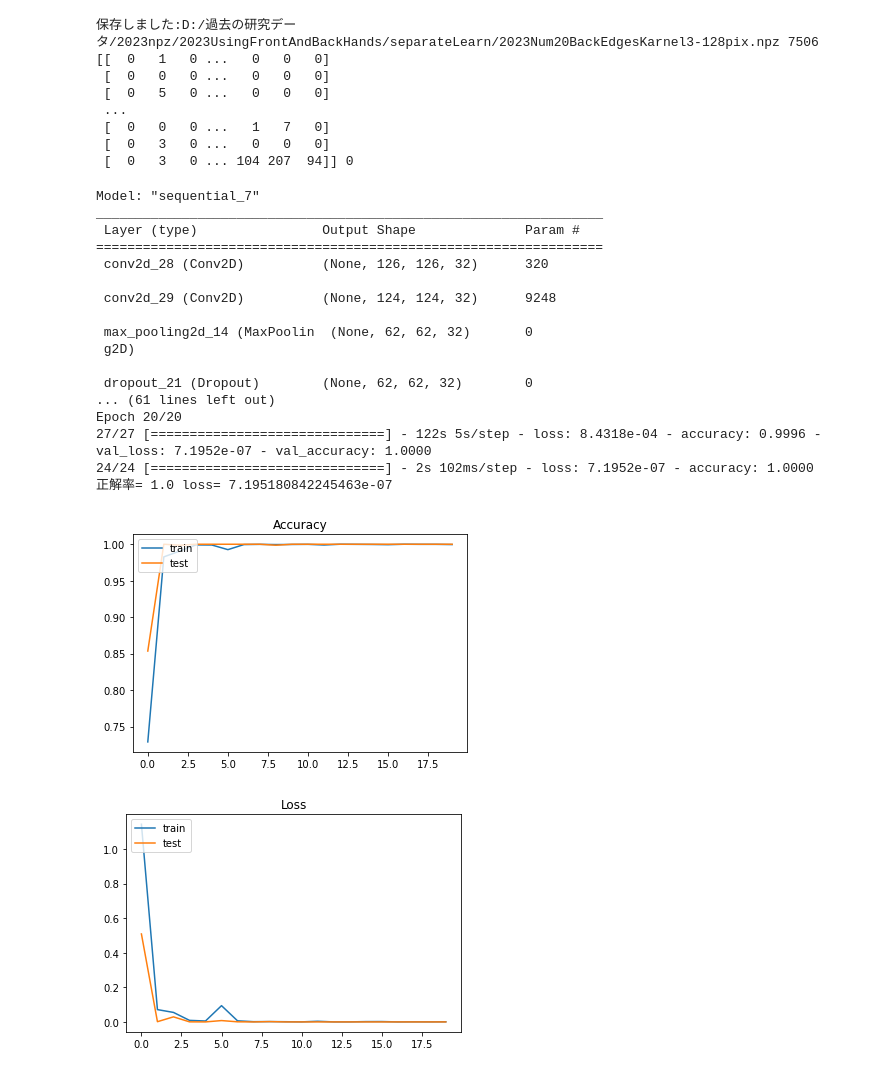
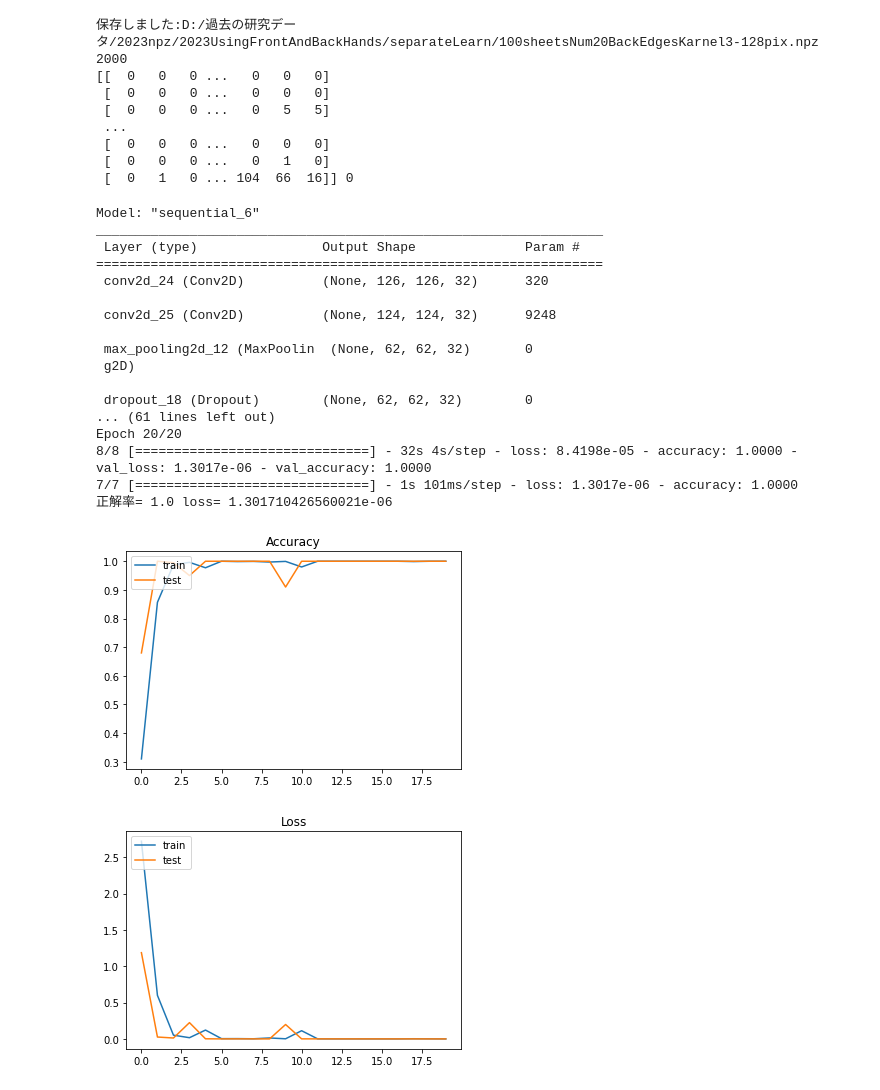
Before and after one commit to lolme-tech/2023-machine-learnings-for-Image, a Jupyter notebook: SparateLearn/2023edges-karnel3separateLearn.ipynb, the cells around one changed output. Cells and saved outputs as stored; diff of their text form; code cells hidden in the pictures.

```diff
--- a/SparateLearn/2023edges-karnel3separateLearn.ipynb
+++ b/SparateLearn/2023edges-karnel3separateLearn.ipynb
@@ -80,7 +80,7 @@ import glob, random
 %matplotlib inline
 
 #変更必要
-outfile = "D:/過去の研究データ/2023npz/2023UsingFrontAndBackHands/separateLearn/2023Num20BackEdgesKarnel3-128pix.npz"
+outfile = "D:/過去の研究データ/2023npz/2023UsingFrontAndBackHands/separateLearn/100sheetsNum20BackEdgesKarnel3-128pix.npz"
 #変更必要
 photo_size = 128
 x = []
@@ -90,26 +90,26 @@ laplace3=[[1, 1, 1],
          [1, 1, 1]]
 
 def main():
-    glob_files("D:/過去の研究データ/2023hands/aizawa/right/ura", 0)
-    glob_files("D:/過去の研究データ/2023hands/arai/right/ura", 1)
-    glob_files("D:/過去の研究データ/2023hands/ebato/right/ura", 2)
-    glob_files("D:/過去の研究データ/2023hands/hasegawa/right/ura", 3)
-    glob_files("D:/過去の研究データ/2023hands/higuchi/right/ura", 4)
-    glob_files("D:/過去の研究データ/2023hands/isii/right/ura", 5)
-    glob_files("D:/過去の研究データ/2023hands/kojima/right/ura", 6)
-    glob_files("D:/過去の研究データ/2023hands/nakamura/right/ura", 7)
-    glob_files("D:/過去の研究データ/2023hands/oono/right/ura", 8)
-    glob_files("D:/過去の研究データ/2023hands/sakai/right/ura", 9)
-    glob_files("D:/過去の研究データ/2023hands/sekine/right/ura", 10)
-    glob_files("D:/過去の研究データ/2023hands/shimada/right/ura", 11)
-    glob_files("D:/過去の研究データ/2023hands/shimizu/right/ura", 12)
-    glob_files("D:/過去の研究データ/2023hands/takahashi/right/ura", 13)
-    glob_files("D:/過去の研究データ/2023hands/tanakahiroki/right/ura", 14)
-    glob_files("D:/過去の研究データ/2023hands/tanakamiyu/right/ura", 15)
-    glob_files("D:/過去の研究データ/2023hands/tanakataiki/right/ura", 16)
-    glob_files("D:/過去の研究データ/2023hands/tokuyama/right/ura", 17)
-    glob_files("D:/過去の研究データ/2023hands/watanabe/right/ura", 18)
-    glob_files("D:/過去の研究データ/2023hands/yamaguchi/right/ura", 19)
+    glob_files("D:/過去の研究データ/2023sheetsHands/aizawa/right/ura", 0)
+    glob_files("D:/過去の研究データ/2023sheetsHands/arai/right/ura", 1)
+    glob_files("D:/過去の研究データ/2023sheetsHands/ebato/right/ura", 2)
+    glob_files("D:/過去の研究データ/2023sheetsHands/hasegawa/right/ura", 3)
+    glob_files("D:/過去の研究データ/2023sheetsHands/higuchi/right/ura", 4)
+    glob_files("D:/過去の研究データ/2023sheetsHands/isii/right/ura", 5)
+    glob_files("D:/過去の研究データ/2023sheetsHands/kojima/right/ura", 6)
+    glob_files("D:/過去の研究データ/2023sheetsHands/nakamura/right/ura", 7)
+    glob_files("D:/過去の研究データ/2023sheetsHands/oono/right/ura", 8)
+    glob_files("D:/過去の研究データ/2023sheetsHands/sakai/right/ura", 9)
+    glob_files("D:/過去の研究データ/2023sheetsHands/sekine/right/ura", 10)
+    glob_files("D:/過去の研究データ/2023sheetsHands/shimada/right/ura", 11)
+    glob_files("D:/過去の研究データ/2023sheetsHands/shimizu/right/ura", 12)
+    glob_files("D:/過去の研究データ/2023sheetsHands/takahashi/right/ura", 13)
+    glob_files("D:/過去の研究データ/2023sheetsHands/tanakahiroki/right/ura", 14)
+    glob_files("D:/過去の研究データ/2023sheetsHands/tanakamiyu/right/ura", 15)
+    glob_files("D:/過去の研究データ/2023sheetsHands/tanakataiki/right/ura", 16)
+    glob_files("D:/過去の研究データ/2023sheetsHands/tokuyama/right/ura", 17)
+    glob_files("D:/過去の研究データ/2023sheetsHands/watanabe/right/ura", 18)
+    glob_files("D:/過去の研究データ/2023sheetsHands/yamaguchi/right/ura", 19)
     np.savez(outfile, x = x, y = y)
     print("保存しました:" + outfile, len(x))
     print(x[0], y[0])
@@ -138,14 +138,14 @@ def glob_files(path, label):
 if __name__ == '__main__':
     main()
 # %% [output]
-保存しました:D:/過去の研究データ/2023npz/2023UsingFrontAndBackHands/separateLearn/2023Num20BackEdgesKarnel3-128pix.npz 7506
-[[  0   1   0 ...   0   0   0]
+保存しました:D:/過去の研究データ/2023npz/2023UsingFrontAndBackHands/separateLearn/100sheetsNum20BackEdgesKarnel3-128pix.npz 2000
+[[  0   0   0 ...   0   0   0]
  [  0   0   0 ...   0   0   0]
- [  0   5   0 ...   0   0   0]
+ [  0   0   0 ...   0   5   5]
  ...
- [  0   0   0 ...   1   7   0]
- [  0   3   0 ...   0   0   0]
- [  0   3   0 ... 104 207  94]] 0
+ [  0   0   0 ...   0   0   0]
+ [  0   0   0 ...   0   1   0]
+ [  0   1   0 ... 104  66  16]] 0
 # %%
 %%time
 import keras
@@ -195,9 +195,8 @@ in_shape = (im_size, im_size, im_color)
 nb_classes = 20
 hands = "Back"
 batch = 256
-
 #変更必要
-photos = np.load('D:/過去の研究データ/2023npz/2023UsingFrontAndBackHands/separateLearn/2023Num20' + hands + 'EdgesKarnel3-' + str(im_size) + 'pix.npz')
+photos = np.load('D:/過去の研究データ/2023npz/2023UsingFrontAndBackHands/separateLearn/100sheetsNum20' + hands + 'EdgesKarnel3-' + str(im_size) + 'pix.npz')
 x = photos['x']
 y = photos['y']
 
@@ -217,41 +216,41 @@ hist = model.fit(x_train, y_train,
           verbose = 1,
           validation_data = (x_test, y_test))
 
 score = model.evaluate(x_test, y_test, verbose = 1)
 print('正解率=', score[1], 'loss=', score[0])
 
 
 plt.plot(hist.history['accuracy'])
 plt.plot(hist.history['val_accuracy'])
 plt.title('Accuracy')
 plt.legend(['train', 'test'], loc = 'upper left')
 plt.show()
 
 plt.plot(hist.history['loss'])
 plt.plot(hist.history['val_loss'])
 plt.title('Loss')
 plt.legend(['train', 'test'], loc = 'upper left')
 plt.show()
 
 #変更必要
-model.save_weights('D:/過去の研究データ/2023hdf/2023separateLearn/2023Num20' + hands + 'EdgesKarnel3-' + str(im_size) + 'pixBatch' + str(batch) + '.hdf5')
+model.save_weights('D:/過去の研究データ/2023hdf/2023separateLearn/100sheetsNum20' + hands + 'EdgesKarnel3-' + str(im_size) + 'pixBatch' + str(batch) + '.hdf5')
 # %% [output]
-Model: "sequential_7"
+Model: "sequential_6"
 _________________________________________________________________
  Layer (type)                Output Shape              Param #
 =================================================================
- conv2d_28 (Conv2D)          (None, 126, 126, 32)      320
+ conv2d_24 (Conv2D)          (None, 126, 126, 32)      320
 
- conv2d_29 (Conv2D)          (None, 124, 124, 32)      9248
+ conv2d_25 (Conv2D)          (None, 124, 124, 32)      9248
 
- max_pooling2d_14 (MaxPoolin  (None, 62, 62, 32)       0
+ max_pooling2d_12 (MaxPoolin  (None, 62, 62, 32)       0
  g2D)
 
- dropout_21 (Dropout)        (None, 62, 62, 32)        0
+ dropout_18 (Dropout)        (None, 62, 62, 32)        0
 ... (61 lines left out)
 Epoch 20/20
-27/27 [==============================] - 122s 5s/step - loss: 8.4318e-04 - accuracy: 0.9996 - val_loss: 7.1952e-07 - val_accuracy: 1.0000
-24/24 [==============================] - 2s 102ms/step - loss: 7.1952e-07 - accuracy: 1.0000
-正解率= 1.0 loss= 7.195180842245463e-07
+8/8 [==============================] - 32s 4s/step - loss: 8.4198e-05 - accuracy: 1.0000 - val_loss: 1.3017e-06 - val_accuracy: 1.0000
+7/7 [==============================] - 1s 101ms/step - loss: 1.3017e-06 - accuracy: 1.0000
+正解率= 1.0 loss= 1.301710426560021e-06
-[figure, old version]
+[figure, new version]
-[figure, old version]
+[figure, new version]
```
Also changed, not shown: parts of 6 cells of this notebook, 4 other files.
